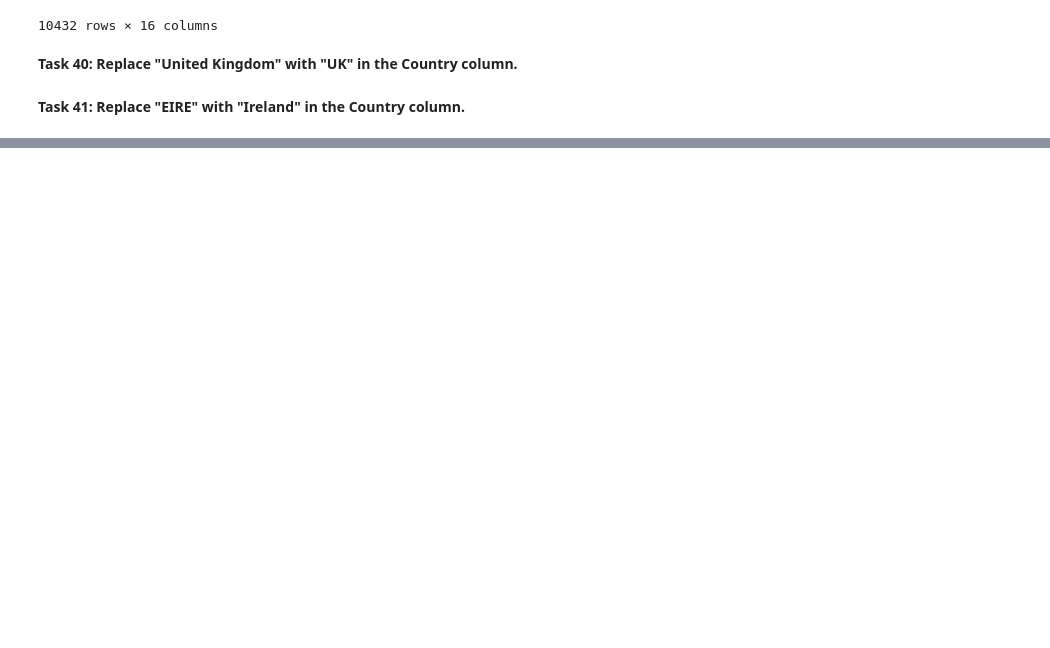
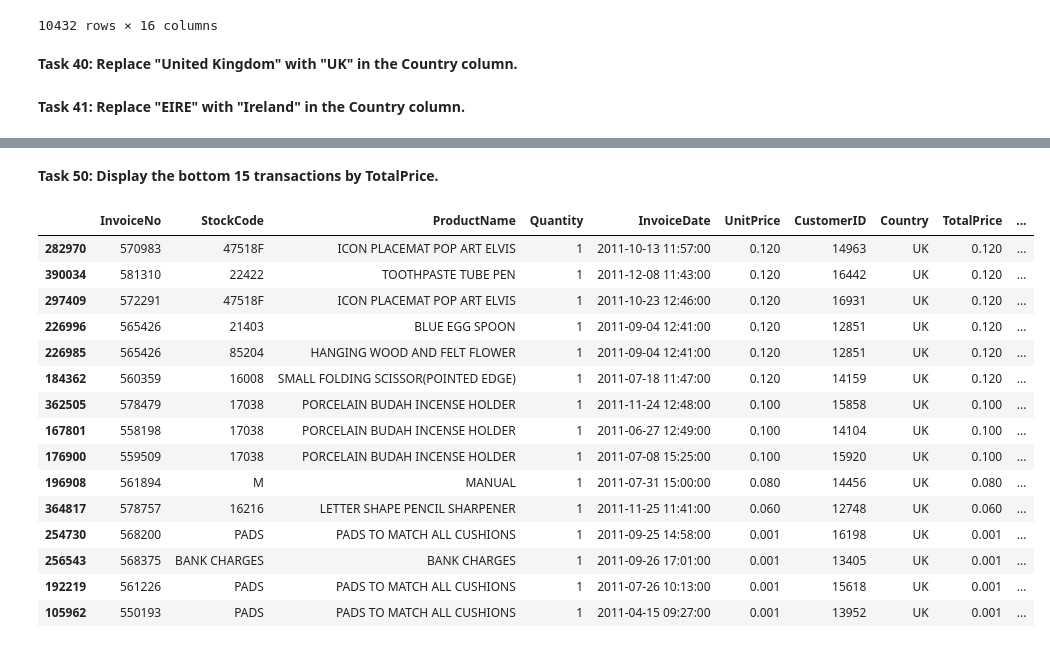
Before and after one commit to Bhagyanandinipillikalla/DataAnalytics, a Jupyter notebook: PandasProject.ipynb, the cells around one changed output, grey strips where cells are left out. Saved outputs shown, nothing was run; the diff lists cells and outputs as text; code cells hidden in the pictures; blank space fills up the shorter version.

```diff
--- a/PandasProject.ipynb
+++ b/PandasProject.ipynb
@@ -410,0 +555,21 @@ df['Country']=df['Country'].replace('EIRE','Ireland')
+# %% [markdown]
+**Task 50: Display the bottom 15 transactions by TotalPrice.**
+# %%
+df.sort_values(by='TotalPrice',ascending=False).tail(15)
+# %% [output]
+|  | InvoiceNo | StockCode | ProductName | Quantity | InvoiceDate | UnitPrice | CustomerID | Country | TotalPrice | ... |
+| 282970 | 570983 | 47518F | ICON PLACEMAT POP ART ELVIS | 1 | 2011-10-13 11:57:00 | 0.120 | 14963 | UK | 0.120 | ... |
+| 390034 | 581310 | 22422 | TOOTHPASTE TUBE PEN | 1 | 2011-12-08 11:43:00 | 0.120 | 16442 | UK | 0.120 | ... |
+| 297409 | 572291 | 47518F | ICON PLACEMAT POP ART ELVIS | 1 | 2011-10-23 12:46:00 | 0.120 | 16931 | UK | 0.120 | ... |
+| 226996 | 565426 | 21403 | BLUE EGG SPOON | 1 | 2011-09-04 12:41:00 | 0.120 | 12851 | UK | 0.120 | ... |
+| 226985 | 565426 | 85204 | HANGING WOOD AND FELT FLOWER | 1 | 2011-09-04 12:41:00 | 0.120 | 12851 | UK | 0.120 | ... |
+| 184362 | 560359 | 16008 | SMALL FOLDING SCISSOR(POINTED EDGE) | 1 | 2011-07-18 11:47:00 | 0.120 | 14159 | UK | 0.120 | ... |
+| 362505 | 578479 | 17038 | PORCELAIN BUDAH INCENSE HOLDER | 1 | 2011-11-24 12:48:00 | 0.100 | 15858 | UK | 0.100 | ... |
+| 167801 | 558198 | 17038 | PORCELAIN BUDAH INCENSE HOLDER | 1 | 2011-06-27 12:49:00 | 0.100 | 14104 | UK | 0.100 | ... |
+| 176900 | 559509 | 17038 | PORCELAIN BUDAH INCENSE HOLDER | 1 | 2011-07-08 15:25:00 | 0.100 | 15920 | UK | 0.100 | ... |
+| 196908 | 561894 | M | MANUAL | 1 | 2011-07-31 15:00:00 | 0.080 | 14456 | UK | 0.080 | ... |
+| 364817 | 578757 | 16216 | LETTER SHAPE PENCIL SHARPENER | 1 | 2011-11-25 11:41:00 | 0.060 | 12748 | UK | 0.060 | ... |
+| 254730 | 568200 | PADS | PADS TO MATCH ALL CUSHIONS | 1 | 2011-09-25 14:58:00 | 0.001 | 16198 | UK | 0.001 | ... |
+| 256543 | 568375 | BANK CHARGES | BANK CHARGES | 1 | 2011-09-26 17:01:00 | 0.001 | 13405 | UK | 0.001 | ... |
+| 192219 | 561226 | PADS | PADS TO MATCH ALL CUSHIONS | 1 | 2011-07-26 10:13:00 | 0.001 | 15618 | UK | 0.001 | ... |
+| 105962 | 550193 | PADS | PADS TO MATCH ALL CUSHIONS | 1 | 2011-04-15 09:27:00 | 0.001 | 13952 | UK | 0.001 | ... |
```
Also changed, not shown: parts of 22 cells of this notebook.
